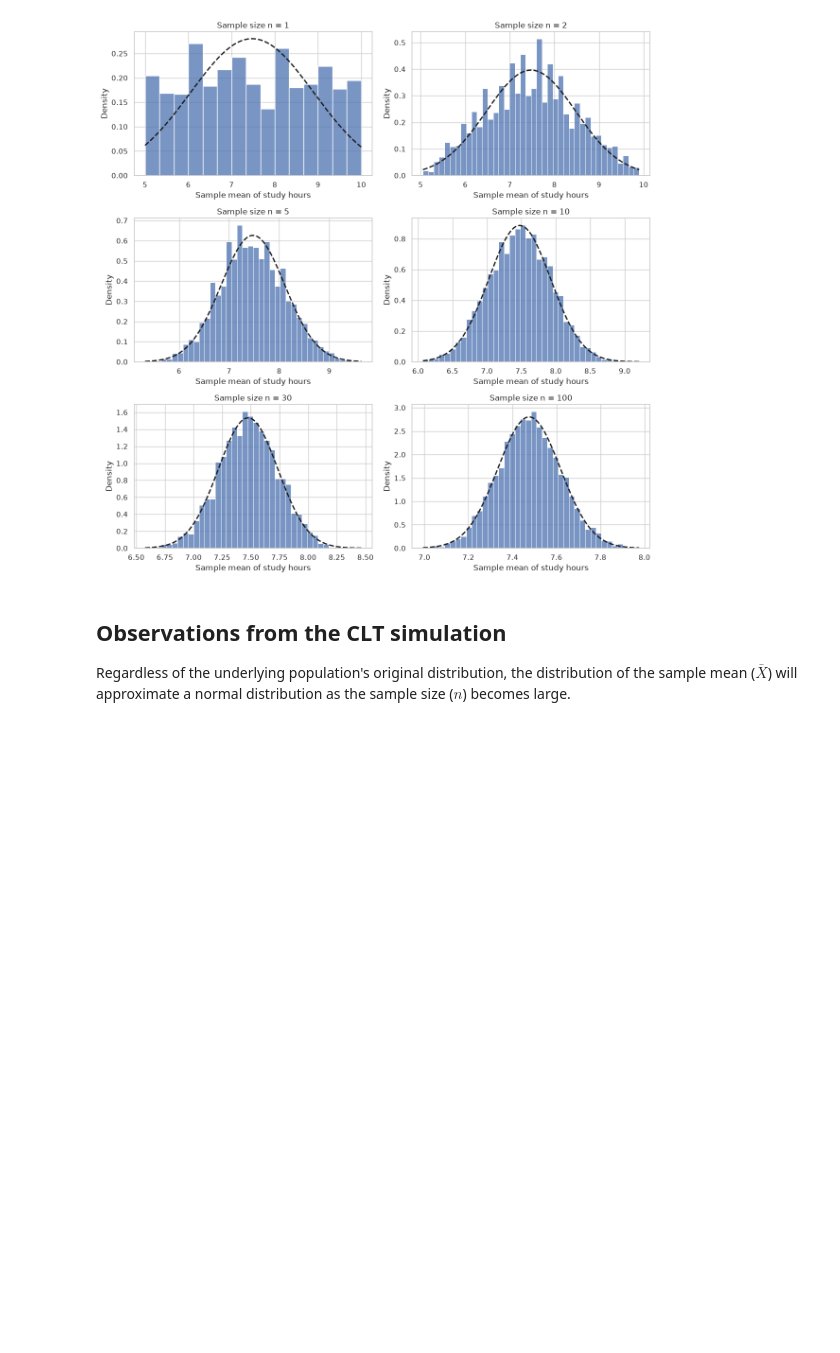
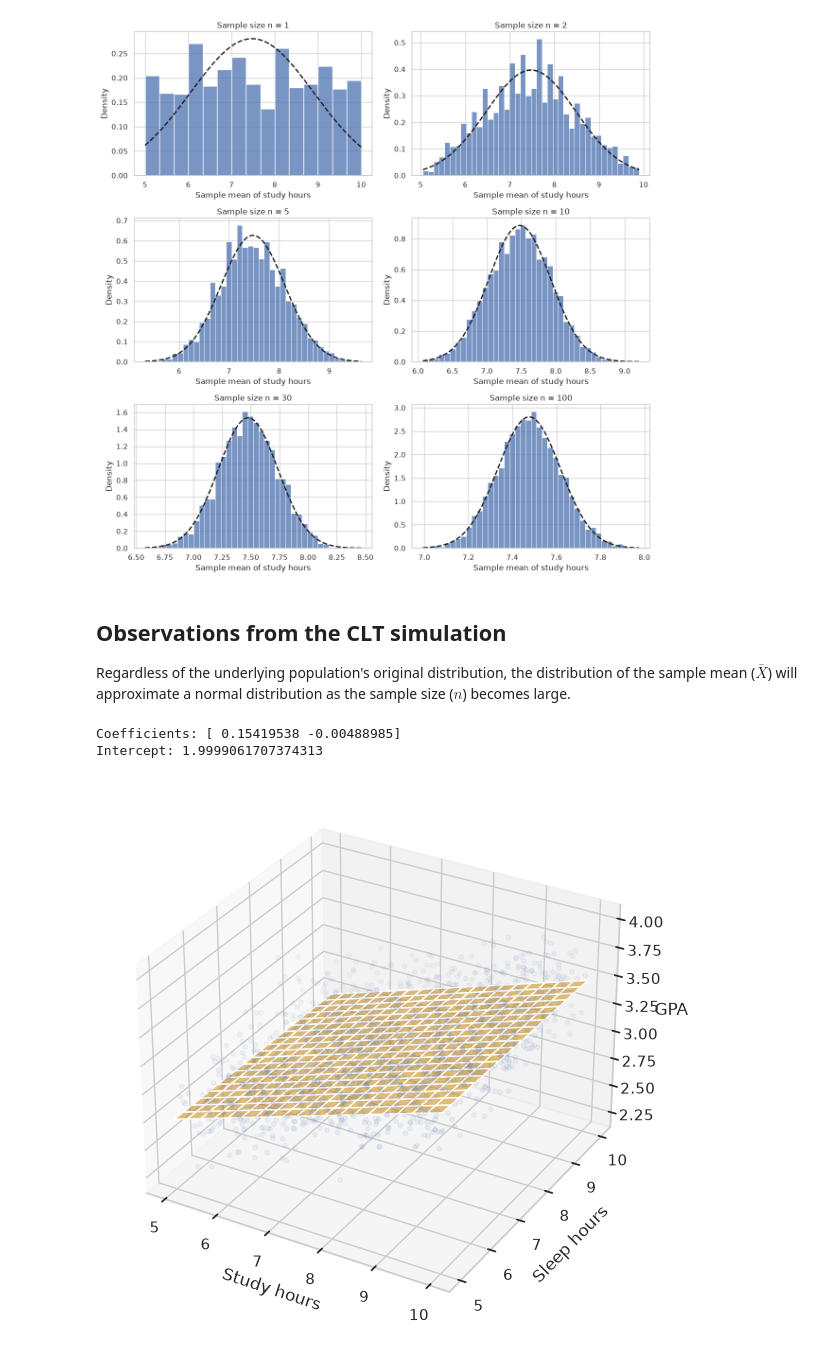
Before and after one commit to svschakri/CS-215-DAI_project, a Jupyter notebook: analysis.ipynb, the cells around one changed output. Cells and saved outputs as stored; diff of their text form; code cells hidden in the pictures; blank space fills up the shorter version.

Commit message:
regression comes

```diff
--- a/analysis.ipynb
+++ b/analysis.ipynb
@@ -236,0 +250,31 @@ Regardless of the underlying population's original distribution, the distributio
+# %%
+xs = df[["Study_Hours_Per_Day", "Sleep_Hours_Per_Day"]]
+ys = df["GPA"]
+# %%
+model = LinearRegression()
+# %%
+model.fit(xs, ys)
+print("Coefficients:", model.coef_)
+print("Intercept:", model.intercept_)
+# %% [output]
+Coefficients: [ 0.15419538 -0.00488985]
+Intercept: 1.9999061707374313
+# %%
+study_vals = np.linspace(df["Study_Hours_Per_Day"].min(), df["Study_Hours_Per_Day"].max(), 20)
+sleep_vals = np.linspace(df["Sleep_Hours_Per_Day"].min(), df["Sleep_Hours_Per_Day"].max(), 20)
+study_grid, sleep_grid = np.meshgrid(study_vals, sleep_vals)
+gpa_grid = (model.intercept_
+            + model.coef_[0] * study_grid
+            + model.coef_[1] * sleep_grid)
+# %%
+fig = plt.figure(figsize=(9, 7))
+ax = fig.add_subplot(111, projection="3d")
+ax.scatter(df["Study_Hours_Per_Day"], df["Sleep_Hours_Per_Day"], df["GPA"],
+           alpha=0.3, s=10, label="students")
+ax.plot_surface(study_grid, sleep_grid, gpa_grid, alpha=0.5, color="orange")
+ax.set_xlabel("Study hours")
+ax.set_ylabel("Sleep hours")
+ax.set_zlabel("GPA")
+plt.show()
+# %% [output]
+[figure, added]
```
Also changed, not shown: parts of 11 cells of this notebook.
